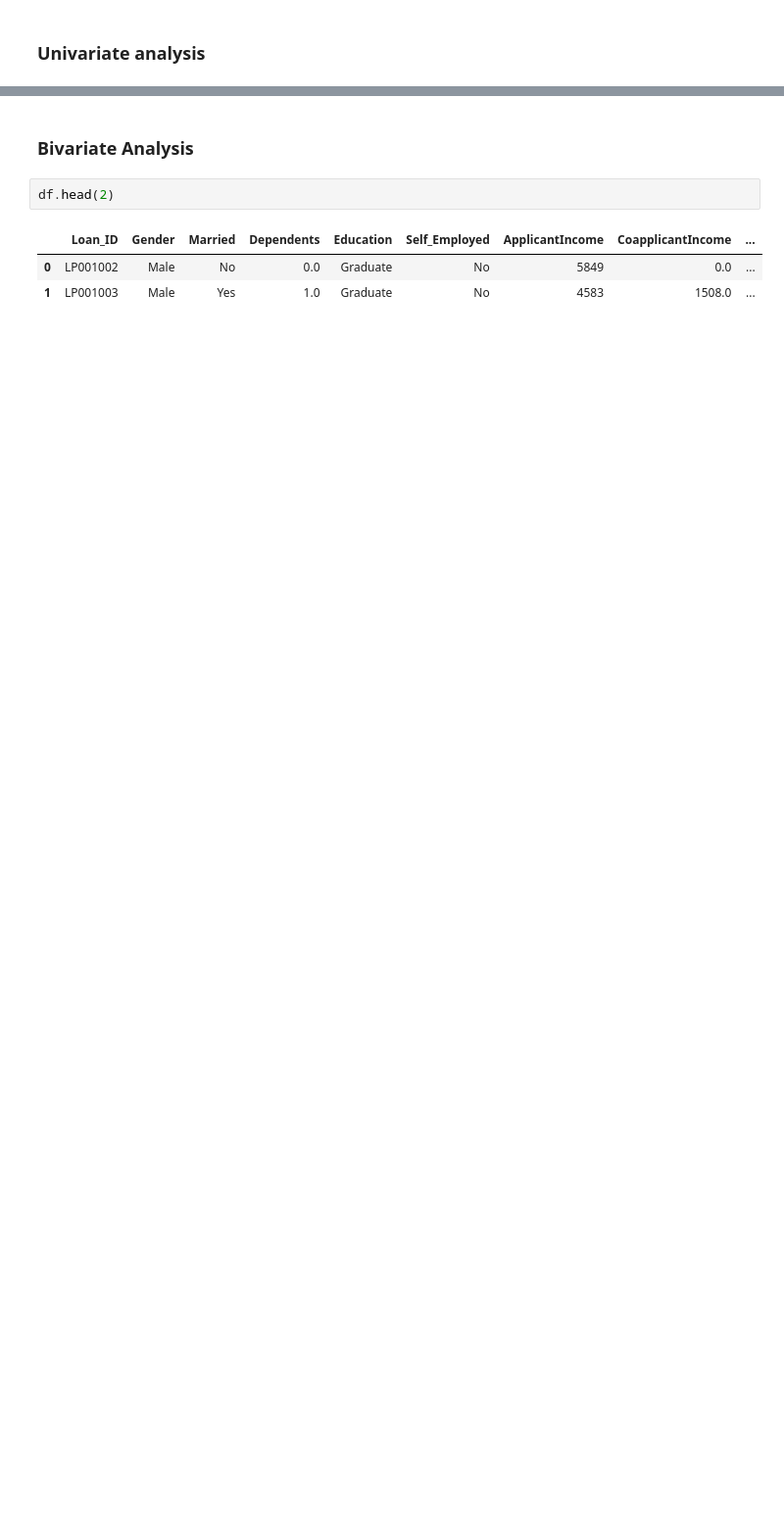
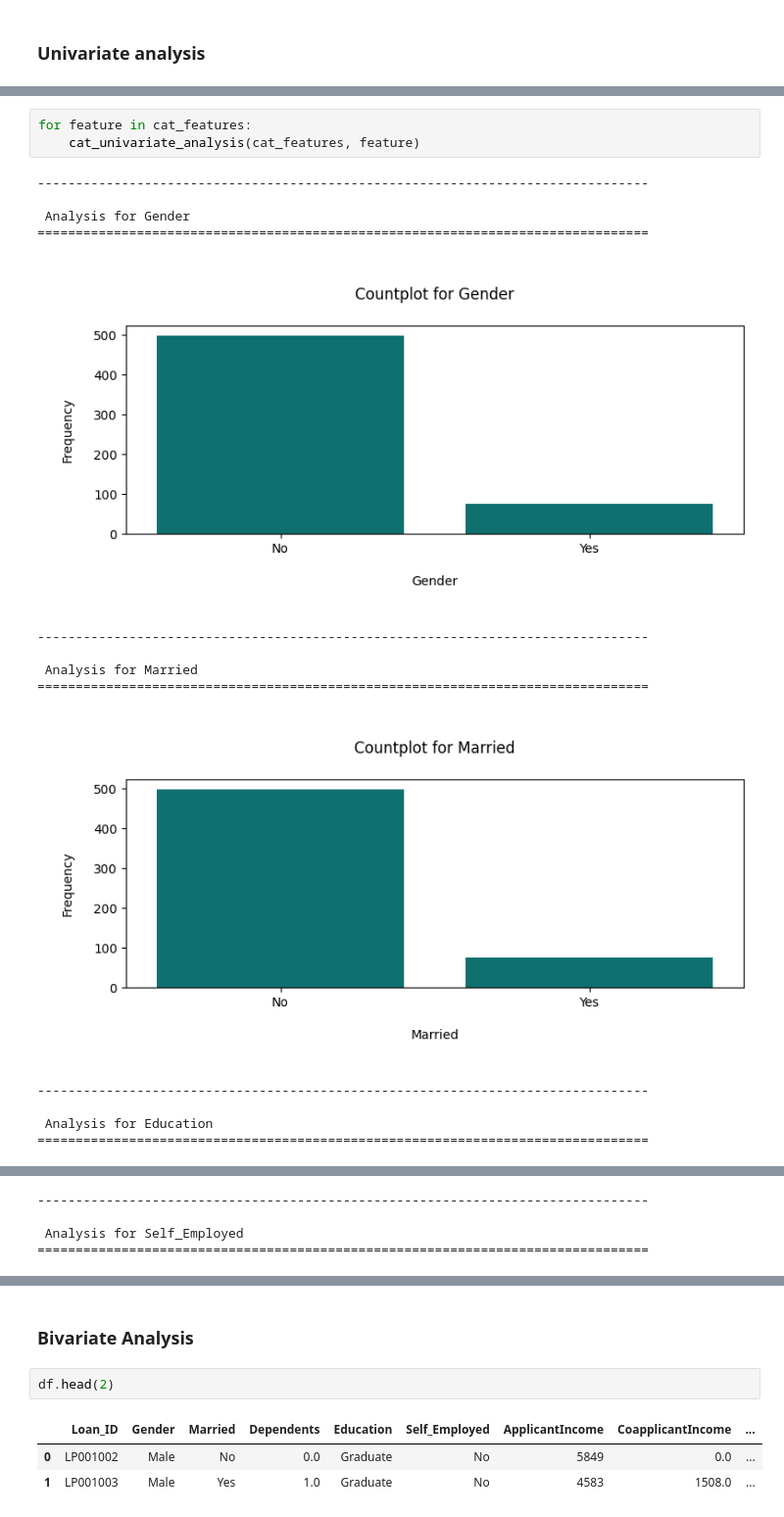
Before and after one commit to raji-ayyub/gen_ai_backend, a Jupyter notebook: task_25.ipynb, the cells around one changed output, grey strips where cells are left out. Shown at 98% size. Saved outputs shown, nothing was run; the diff lists cells and outputs as text; blank space fills up the shorter version.

```diff
--- a/task_25.ipynb
+++ b/task_25.ipynb
@@ -272,0 +389,18 @@ sns.countplot(x="Education", data=df, color="teal")
+# %%
+for feature in cat_features:
+    cat_univariate_analysis(cat_features, feature)
+# %% [output]
+--------------------------------------------------------------------------------
+
+ Analysis for Gender
+================================================================================
+[figure, added]
+--------------------------------------------------------------------------------
+
+ Analysis for Married
+================================================================================
+[figure, added]
+--------------------------------------------------------------------------------
+
+ Analysis for Education
+================================================================================
@@ -272,0 +408,4 @@ sns.countplot(x="Education", data=df, color="teal")
+--------------------------------------------------------------------------------
+
+ Analysis for Self_Employed
+================================================================================
```
Also changed, not shown: parts of 28 cells of this notebook.
